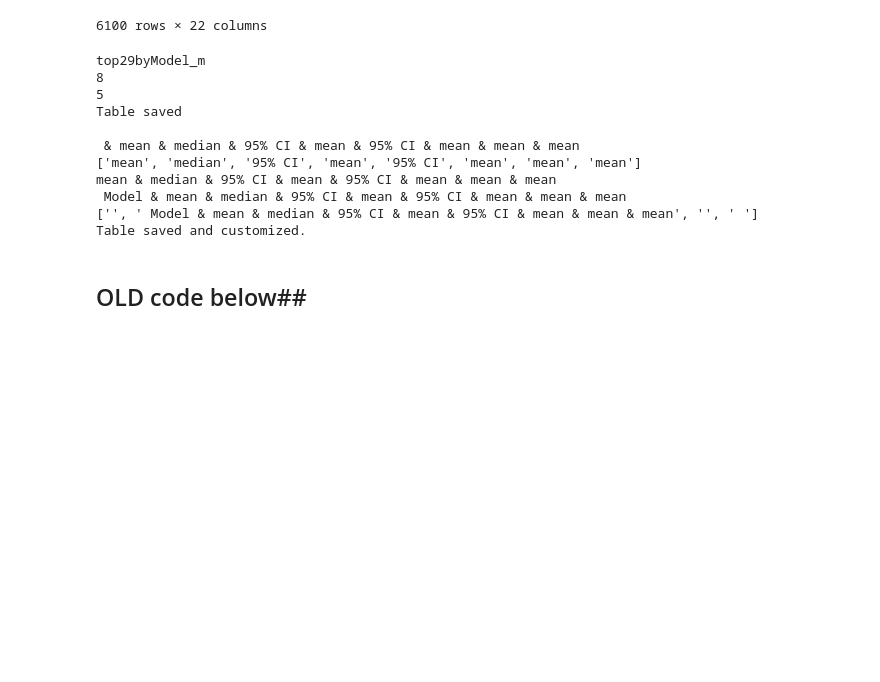
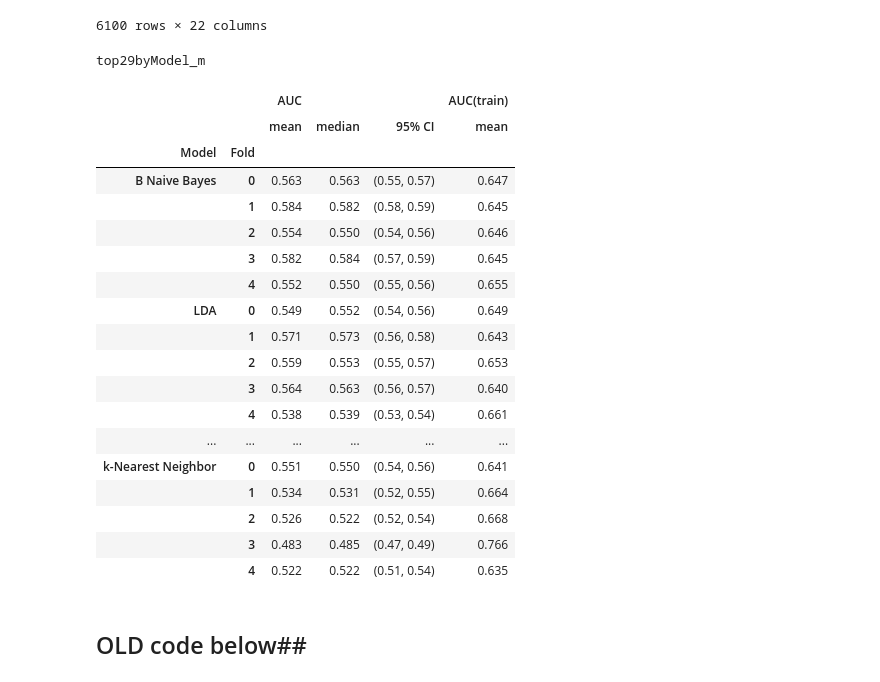
Before and after one commit to PerinatalLab/ml_genetics, a Jupyter notebook: workflow/notebooks/plottings.ipynb, the cells around one changed output. Cells and saved outputs as stored; diff of their text form; code cells hidden in the pictures; blank space fills up the shorter version.

```diff
--- a/workflow/notebooks/plottings.ipynb
+++ b/workflow/notebooks/plottings.ipynb
@@ -148,45 +148,54 @@ for key, values in rownames.items():
         categories = [k_name for k_name in rownames.keys() if k_name!=filterkey]
         categories_str = ''.join(categories)
         file_name = f"{sub}by{categories_str}_{filtered}"
 
 valnames = [
 #    'AUC(train)',
     'AUC',
     'OR',
     'Sens',
     'Spec',
 #    'BalAcc',
     'MCC'
     ]
 
 
-#categories.append('Fold')
+categories.append('Fold')
 funcs = {
 #    'AUC(test)':['median', 'CI'],
 #    'AUC(cMean)':['median', 'CI'],
     'AUC':['mean', 'median', 'CI'],
     'OR':['mean', 'CI']}
 full_agg = tf.agg_table(sub_df, categories, valname=valnames, functions=funcs)#{'AUC':['median', 'CI'],'AUC(cMean)':['median', 'CI'], 'OR':['median', 'CI']})
 if dfname == 'cm':
     file_name = file_name + f'_{dfname}'
 print(file_name)
 
 full_agg
 #categories
 #file_name
-tf.save_tex(full_agg, file_name, site=site)
+#tf.save_tex(full_agg, file_name, site=site)
 # %% [output]
 top29byModel_m
-8
-5
-Table saved
-
- & mean & median & 95% CI & mean & 95% CI & mean & mean & mean
-['mean', 'median', '95% CI', 'mean', '95% CI', 'mean', 'mean', 'mean']
-mean & median & 95% CI & mean & 95% CI & mean & mean & mean
- Model & mean & median & 95% CI & mean & 95% CI & mean & mean & mean
-['', ' Model & mean & median & 95% CI & mean & 95% CI & mean & mean & mean', '', ' ']
-Table saved and customized.
+|  |  | AUC |  |  | AUC(train) |
+|  |  | mean | median | 95% CI | mean |
+| Model | Fold |  |  |  |  |
+| B Naive Bayes | 0 | 0.563 | 0.563 | (0.55, 0.57) | 0.647 |
+|  | 1 | 0.584 | 0.582 | (0.58, 0.59) | 0.645 |
+|  | 2 | 0.554 | 0.550 | (0.54, 0.56) | 0.646 |
+|  | 3 | 0.582 | 0.584 | (0.57, 0.59) | 0.645 |
+|  | 4 | 0.552 | 0.550 | (0.55, 0.56) | 0.655 |
+| LDA | 0 | 0.549 | 0.552 | (0.54, 0.56) | 0.649 |
+|  | 1 | 0.571 | 0.573 | (0.56, 0.58) | 0.643 |
+|  | 2 | 0.559 | 0.553 | (0.55, 0.57) | 0.653 |
+|  | 3 | 0.564 | 0.563 | (0.56, 0.57) | 0.640 |
+|  | 4 | 0.538 | 0.539 | (0.53, 0.54) | 0.661 |
+| ... | ... | ... | ... | ... | ... |
+| k-Nearest Neighbor | 0 | 0.551 | 0.550 | (0.54, 0.56) | 0.641 |
+|  | 1 | 0.534 | 0.531 | (0.52, 0.55) | 0.664 |
+|  | 2 | 0.526 | 0.522 | (0.52, 0.54) | 0.668 |
+|  | 3 | 0.483 | 0.485 | (0.47, 0.49) | 0.766 |
+|  | 4 | 0.522 | 0.522 | (0.51, 0.54) | 0.635 |
 # %% [markdown]
 ## OLD code below##
 # %%
```
Also changed, not shown: 2 other files.
